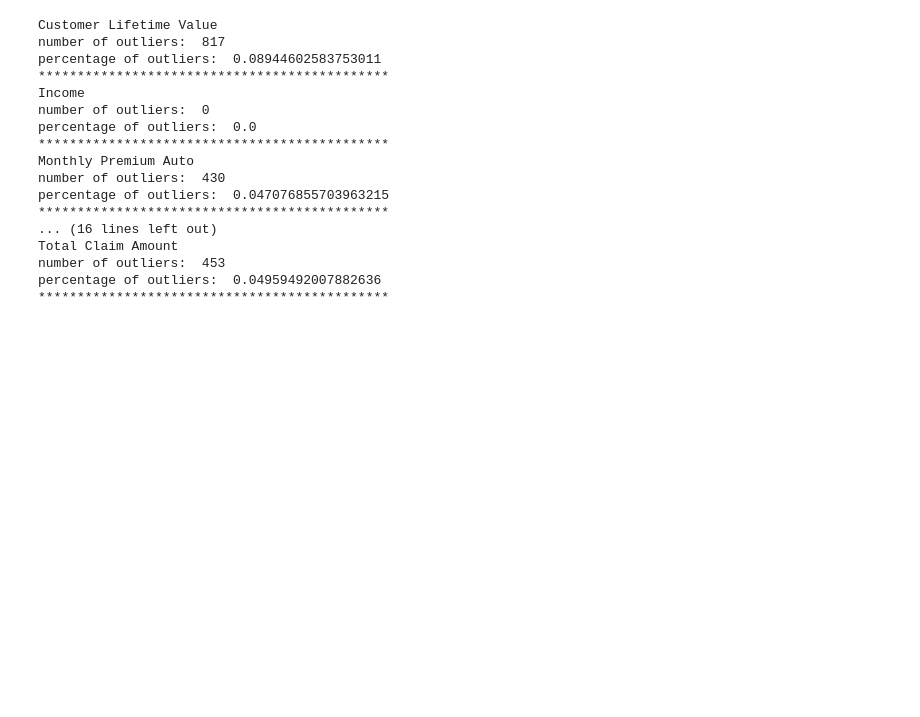
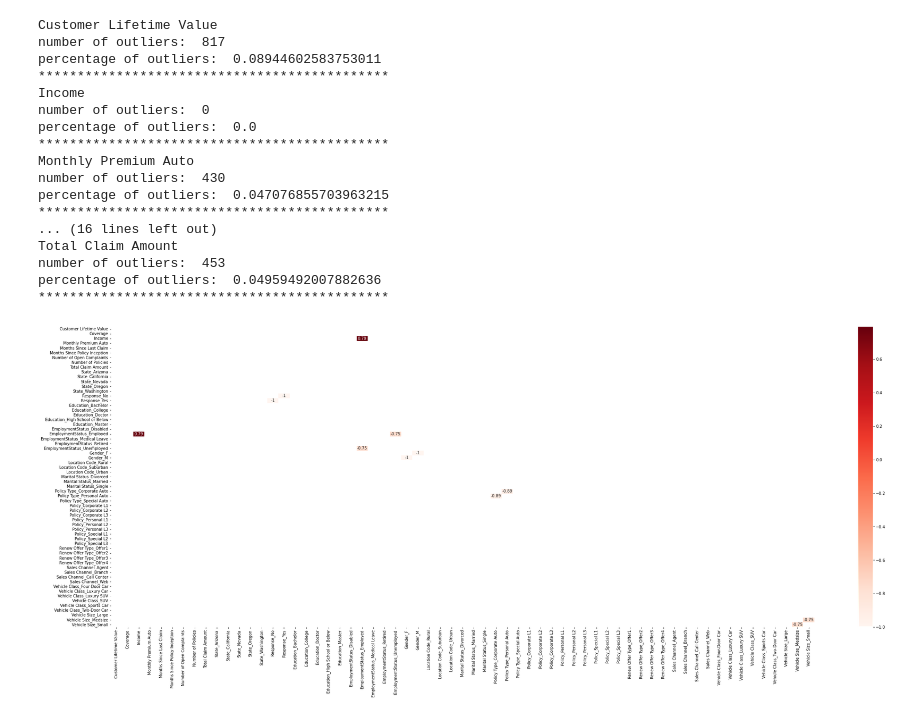
Before and after one commit to jiashaoxiong/4523-A-Group, a Jupyter notebook: WS_Part1.ipynb, the cells around one changed output. Drawn from its saved outputs; the diff is of its cells as text; code cells hidden in the pictures; blank space fills up the shorter version.

```diff
--- a/WS_Part1.ipynb
+++ b/WS_Part1.ipynb
@@ -135,3 +135,22 @@ Total Claim Amount
 number of outliers:  453
 percentage of outliers:  0.04959492007882636
 *********************************************
+# %%
+#check the correlation between features
+def check_corr(df, bound = 0.75):
+    #draw the correlation graph
+    dfCorr = df.corr()
+    filteredDf = dfCorr[((dfCorr >= bound) | (dfCorr <= -bound)) & (dfCorr !=1.000)]
+    plt.figure(figsize=(40,14))
+    sns.heatmap(filteredDf, annot=True, cmap="Reds")
+
+    #list the high correlation pairs
+    flattenDf = filteredDf.unstack().sort_values().drop_duplicates()
+
+
+    return flattenDf, plt
+
+flattenDf, plt = check_corr(df_transfered, bound = 0.75)
+plt.show()
+# %% [output]
+[figure, added]
```
Also changed, not shown: parts of 2 cells of this notebook.
